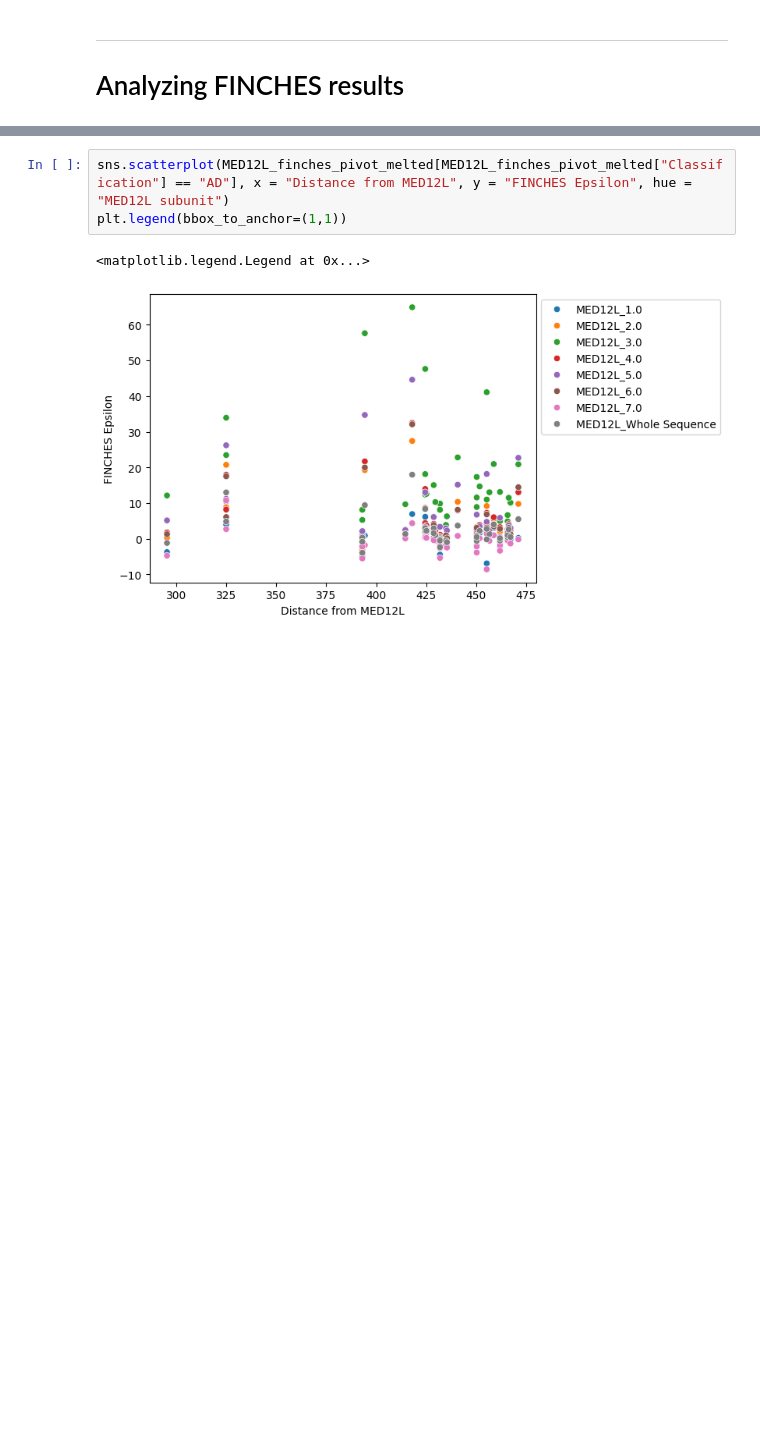
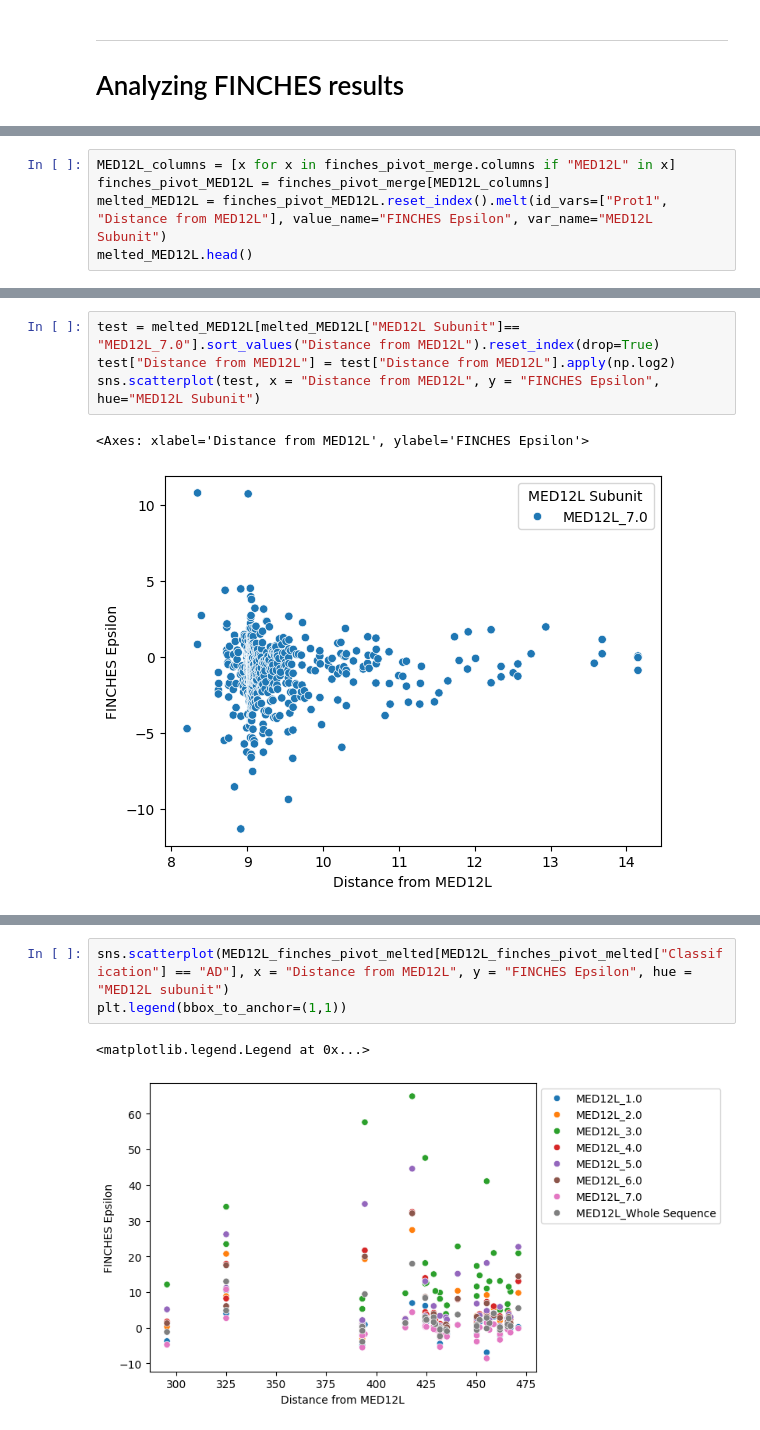
Before and after one commit to kinseylong/StallerRotation, a Jupyter notebook: finches_IDRs/mediatorcoexpression_ADcoA.ipynb, the cells around one changed output, grey strips where cells are left out. Saved outputs shown, nothing was run; the diff lists cells and outputs as text; blank space fills up the shorter version.

```diff
--- a/finches_IDRs/mediatorcoexpression_ADcoA.ipynb
+++ b/finches_IDRs/mediatorcoexpression_ADcoA.ipynb
@@ -142,0 +81,5 @@ sns.scatterplot(MED12_finches_pivot_melted[MED12_finches_pivot_melted["Classific
+# %%
+MED12L_columns = [x for x in finches_pivot_merge.columns if "MED12L" in x]
+finches_pivot_MED12L = finches_pivot_merge[MED12L_columns]
+melted_MED12L = finches_pivot_MED12L.reset_index().melt(id_vars=["Prot1", "Distance from MED12L"], value_name="FINCHES Epsilon", var_name="MED12L Subunit")
+melted_MED12L.head()
@@ -142,0 +101,7 @@ sns.scatterplot(MED12_finches_pivot_melted[MED12_finches_pivot_melted["Classific
+# %%
+test = melted_MED12L[melted_MED12L["MED12L Subunit"]== "MED12L_7.0"].sort_values("Distance from MED12L").reset_index(drop=True)
+test["Distance from MED12L"] = test["Distance from MED12L"].apply(np.log2)
+sns.scatterplot(test, x = "Distance from MED12L", y = "FINCHES Epsilon", hue="MED12L Subunit")
+# %% [output]
+<Axes: xlabel='Distance from MED12L', ylabel='FINCHES Epsilon'>
+[figure, added]
```
Also changed, not shown: parts of 18 cells of this notebook, 3 other files.
